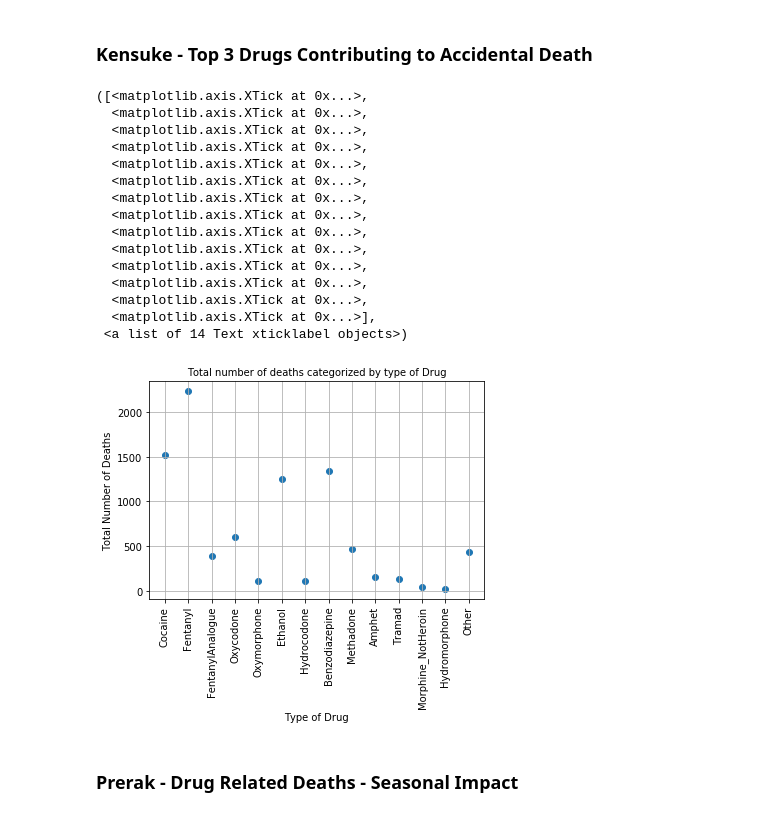
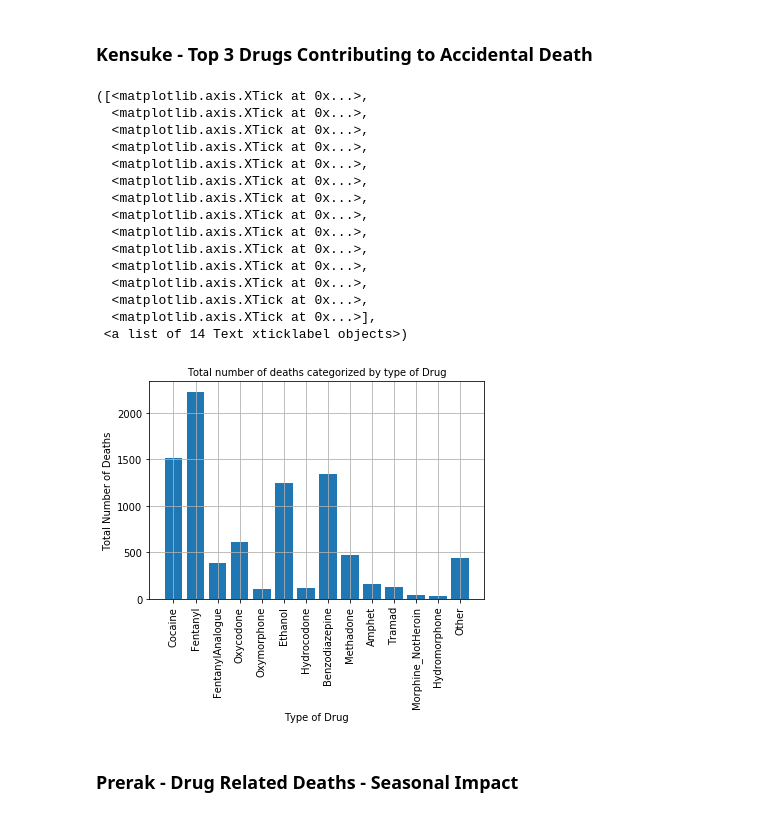
Before and after one commit to prerak-patel/Accidental-Drug-Related-Deaths, a Jupyter notebook: accidentalDrugRelatedDeaths.ipynb, the cells around one changed output. Drawn from its saved outputs; the diff is of its cells as text; code cells hidden in the pictures.

Commit message:
Change scatter plot to bar plot

```diff
--- a/accidentalDrugRelatedDeaths.ipynb
+++ b/accidentalDrugRelatedDeaths.ipynb
@@ -56,29 +56,29 @@ for drug in drugnames:
     totalvalue.append(counter)
 # %%
 # Plotting the results on a scatter plot.
-plt.scatter(drugnames,totalvalue)
+plt.bar(drugnames,totalvalue)
 plt.xlabel('Type of Drug',fontsize = 10)
 plt.ylabel('Total Number of Deaths',fontsize = 10)
 plt.title('Total number of deaths categorized by type of Drug', fontsize = 10)
 plt.grid(True)
 plt.xticks(drugnames, drugnames, rotation='vertical')
 # %% [output]
 ([<matplotlib.axis.XTick at 0x...>,
   <matplotlib.axis.XTick at 0x...>,
   <matplotlib.axis.XTick at 0x...>,
   <matplotlib.axis.XTick at 0x...>,
   <matplotlib.axis.XTick at 0x...>,
   <matplotlib.axis.XTick at 0x...>,
   <matplotlib.axis.XTick at 0x...>,
   <matplotlib.axis.XTick at 0x...>,
   <matplotlib.axis.XTick at 0x...>,
   <matplotlib.axis.XTick at 0x...>,
   <matplotlib.axis.XTick at 0x...>,
   <matplotlib.axis.XTick at 0x...>,
   <matplotlib.axis.XTick at 0x...>,
   <matplotlib.axis.XTick at 0x...>],
  <a list of 14 Text xticklabel objects>)
-[figure, old version]
+[figure, new version]
 # %% [markdown]
 ### Prerak - Drug Related Deaths - Seasonal Impact
 # %%
```
Also changed, not shown: parts of 1 cell of this notebook.
